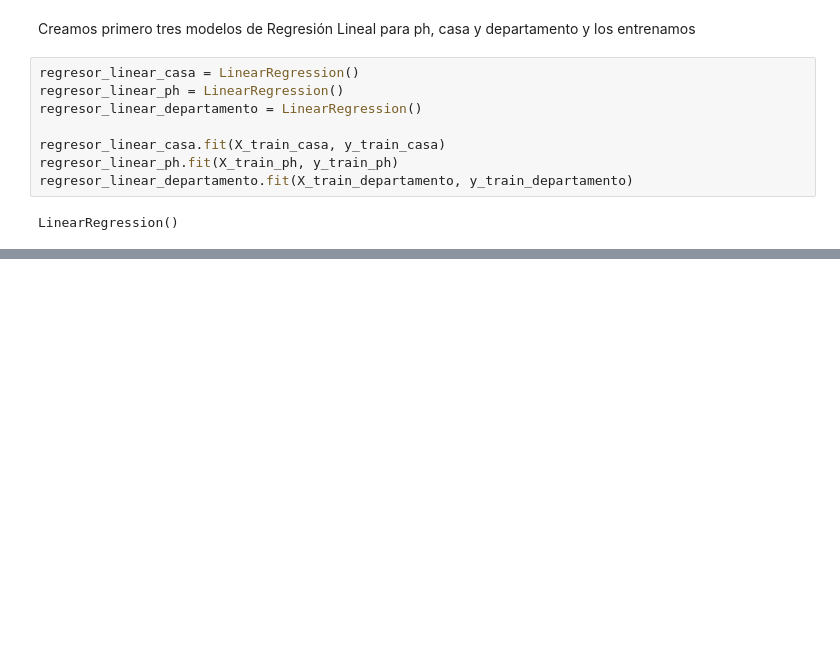
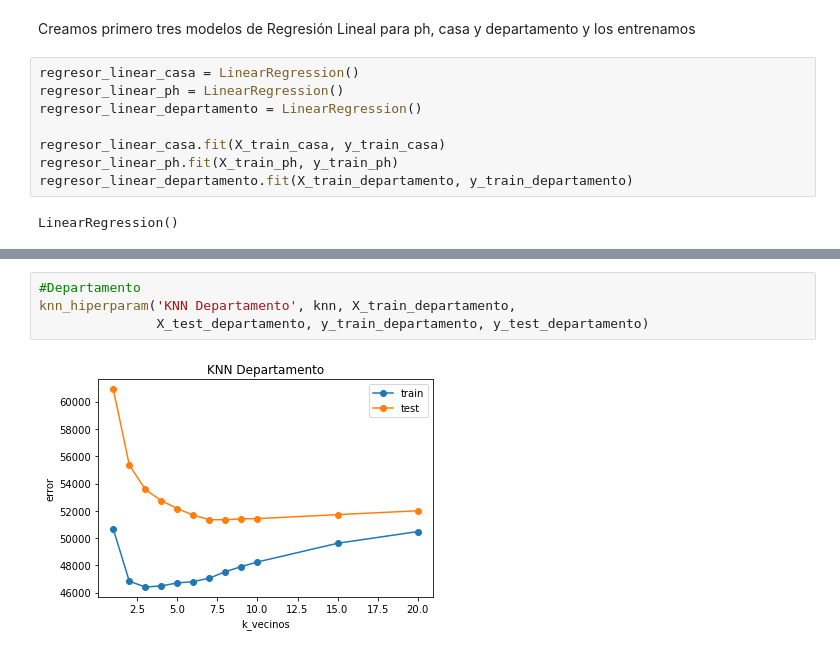
Before and after one commit to lucho64/Proyecto-01-DataScience-LucianoGil, a Jupyter notebook: Proyecto-01/Luciano_Gil_Proyecto_01.ipynb, the cells around one changed output, grey strips where cells are left out. Drawn from its saved outputs; the diff is of its cells as text; blank space fills up the shorter version.

```diff
--- a/Proyecto-01/Luciano_Gil_Proyecto_01.ipynb
+++ b/Proyecto-01/Luciano_Gil_Proyecto_01.ipynb
@@ -403,0 +463,6 @@ Raíz del error cuadrático medio en Test: 62506.12358991394
+# %%
+#Departamento
+knn_hiperparam('KNN Departamento', knn, X_train_departamento,
+               X_test_departamento, y_train_departamento, y_test_departamento)
+# %% [output]
+[figure, added]
```
Also changed, not shown: parts of 24 cells of this notebook.
